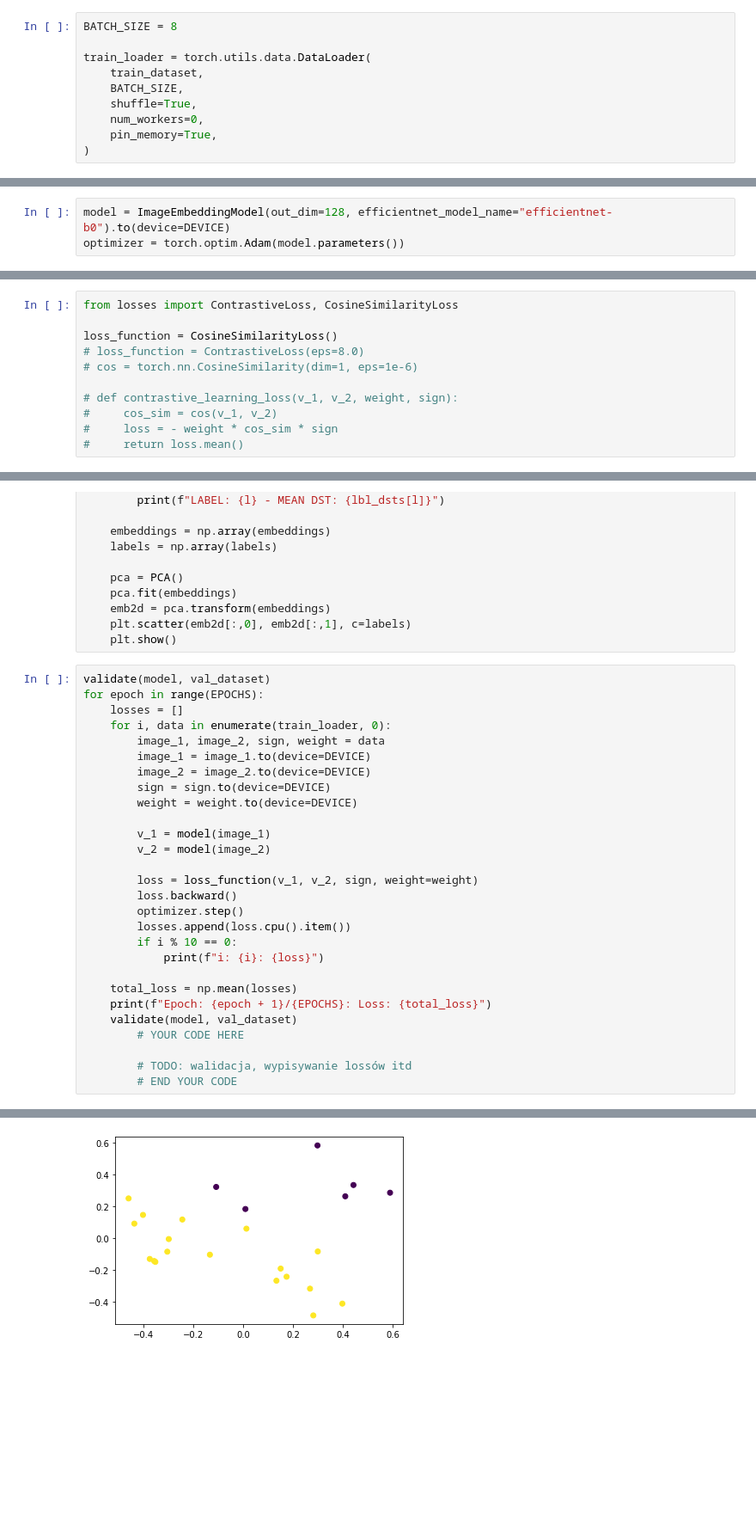
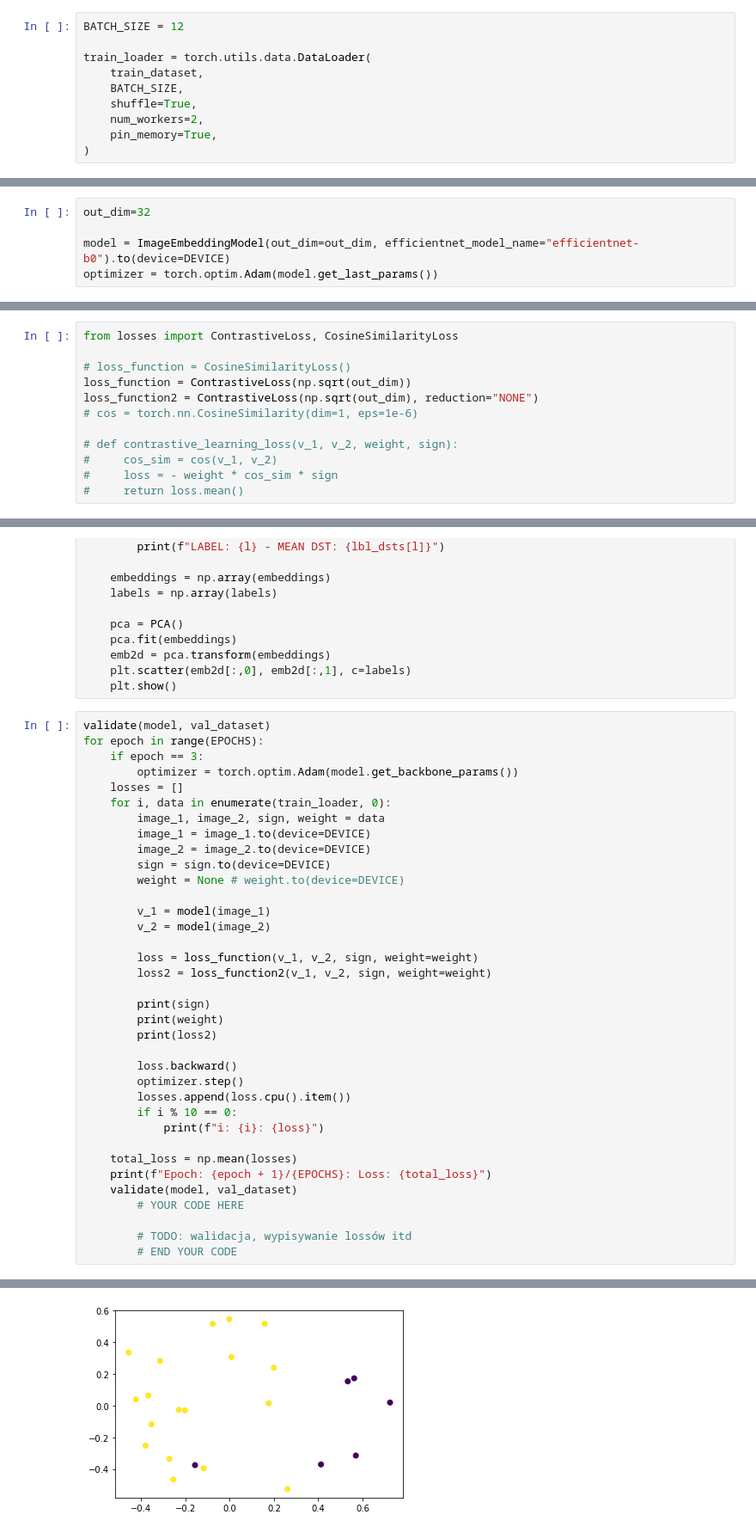
Before and after one commit to almysiak/knum_golem_hackathon, a Jupyter notebook: training.ipynb, the cells around one changed output, grey strips where cells are left out. Shown at 86% size. Drawn from its saved outputs; the diff is of its cells as text; blank space fills up the shorter version.

```diff
--- a/training.ipynb
+++ b/training.ipynb
@@ -91,13 +91,13 @@ print(f"DEVICE: {DEVICE}")
 # %% [output]
 DEVICE: cuda
 # %%
-BATCH_SIZE = 8
+BATCH_SIZE = 12
 
 train_loader = torch.utils.data.DataLoader(
     train_dataset,
     BATCH_SIZE,
     shuffle=True,
-    num_workers=0,
+    num_workers=2,
     pin_memory=True,
 )
 # %% [markdown]
@@ -107,15 +107,18 @@ EPOCHS = 10
 # %%
 from model import ImageEmbeddingModel
 # %%
-model = ImageEmbeddingModel(out_dim=128, efficientnet_model_name="efficientnet-b0").to(device=DEVICE)
-optimizer = torch.optim.Adam(model.parameters())
+out_dim=32
+
+model = ImageEmbeddingModel(out_dim=out_dim, efficientnet_model_name="efficientnet-b0").to(device=DEVICE)
+optimizer = torch.optim.Adam(model.get_last_params())
 # %% [output]
 Loaded pretrained weights for efficientnet-b0
 # %%
 from losses import ContrastiveLoss, CosineSimilarityLoss
 
-loss_function = CosineSimilarityLoss()
-# loss_function = ContrastiveLoss(eps=8.0)
+# loss_function = CosineSimilarityLoss()
+loss_function = ContrastiveLoss(np.sqrt(out_dim))
+loss_function2 = ContrastiveLoss(np.sqrt(out_dim), reduction="NONE")
 # cos = torch.nn.CosineSimilarity(dim=1, eps=1e-6)
 
 # def contrastive_learning_loss(v_1, v_2, weight, sign):
@@ -167,18 +170,26 @@ def validate(model, dataset):
 # %%
 validate(model, val_dataset)
 for epoch in range(EPOCHS):
+    if epoch == 3:
+        optimizer = torch.optim.Adam(model.get_backbone_params())
     losses = []
     for i, data in enumerate(train_loader, 0):
         image_1, image_2, sign, weight = data
         image_1 = image_1.to(device=DEVICE)
         image_2 = image_2.to(device=DEVICE)
         sign = sign.to(device=DEVICE)
-        weight = weight.to(device=DEVICE)
+        weight = None # weight.to(device=DEVICE)
 
         v_1 = model(image_1)
         v_2 = model(image_2)
 
         loss = loss_function(v_1, v_2, sign, weight=weight)
+        loss2 = loss_function2(v_1, v_2, sign, weight=weight)
+
+        print(sign)
+        print(weight)
+        print(loss2)
+
         loss.backward()
         optimizer.step()
         losses.append(loss.cpu().item())
@@ -198 +209 @@ LABEL: 10 - MEAN DST: 7.617514610290527
-[figure, old version]
+[figure, new version]
```
Also changed, not shown: parts of 3 cells of this notebook, 2 other files.
